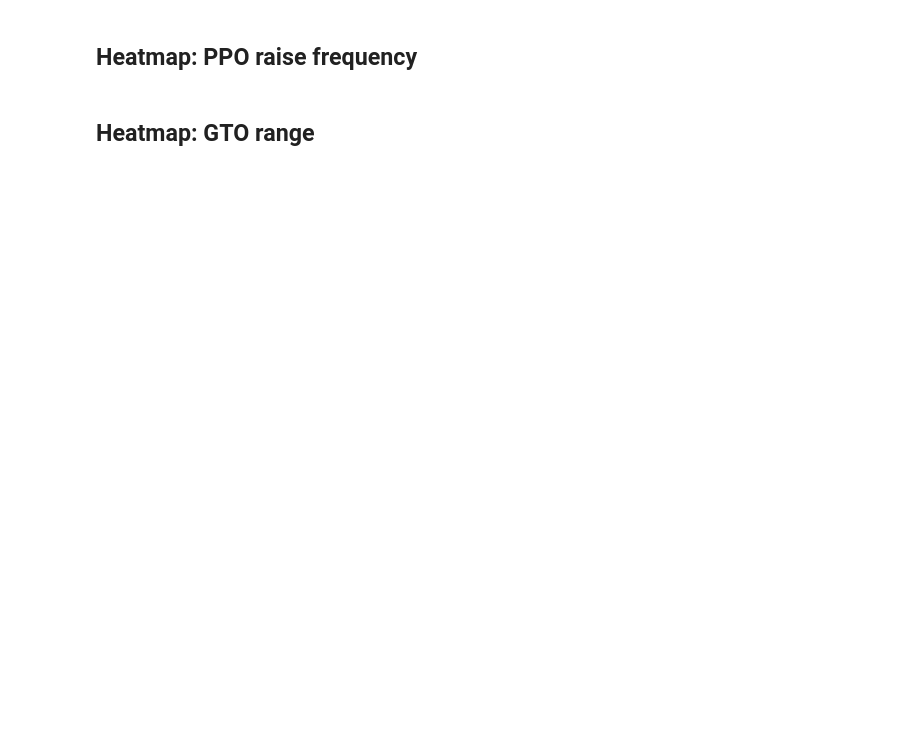
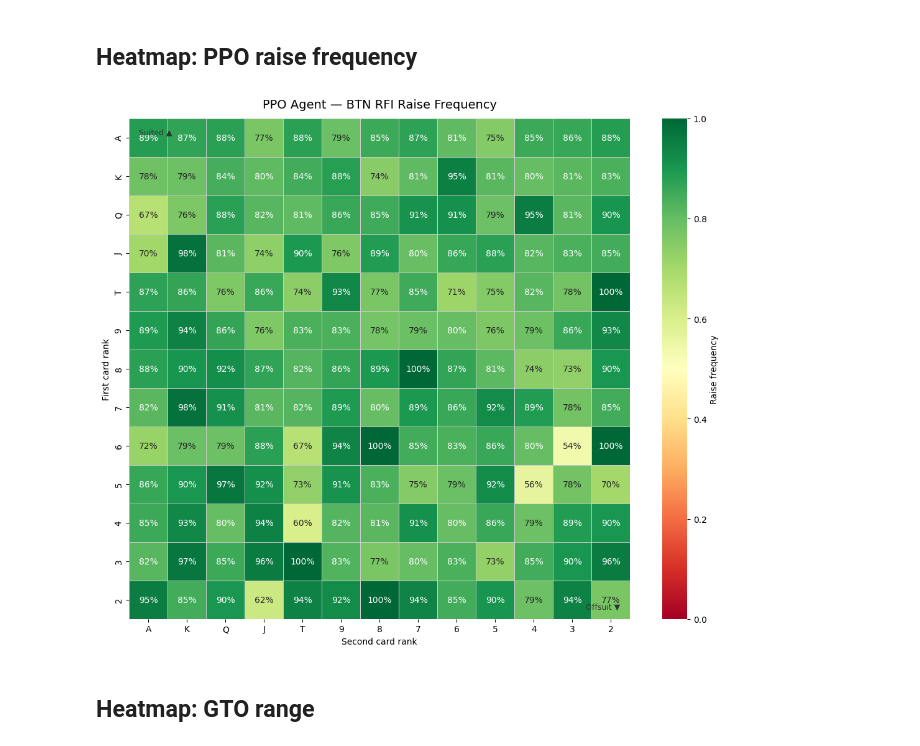
Before and after one commit to horno1337/rl-pokerlab, a Jupyter notebook: notebooks/btn_rfi_analysis.ipynb, the cells around one changed output. Cells and saved outputs as stored; diff of their text form; code cells hidden in the pictures; blank space fills up the shorter version.

Commit message:
notebook added for range analysis, the model seems to raise 85% of hands which indicates the oponents are too easy or they arent exploiting 3,4bets

```diff
--- a/notebooks/btn_rfi_analysis.ipynb
+++ b/notebooks/btn_rfi_analysis.ipynb
@@ -320,39 +335,41 @@ RANK_LABELS = list(reversed(RANK_NAMES))  # A down to 2 for display
 
 def plot_matrix(matrix, title, cmap='RdYlGn', vmin=0, vmax=1, annot=True):
     # Reorder to show A top-left (rank 12 = index 0 in display)
-    display = matrix[::-1, ::-1].T  # flip both axes for standard hand chart orientation
+    display = matrix[::-1, :]  # flip rows so A is at top
 
     fig, ax = plt.subplots(figsize=(11, 9))
     sns.heatmap(
         display,
         ax=ax,
         cmap=cmap,
         vmin=vmin,
         vmax=vmax,
         annot=annot,
         fmt='.0%' if annot else '',
         linewidths=0.5,
         linecolor='#cccccc',
         cbar_kws={'label': 'Raise frequency'},
         xticklabels=RANK_LABELS,
         yticklabels=RANK_LABELS,
         square=True,
     )
     ax.set_title(title, fontsize=14, pad=12)
     ax.set_xlabel('Second card rank')
     ax.set_ylabel('First card rank')
 
     # Label regions
     ax.text(0.02, 0.98, 'Suited ▲', transform=ax.transAxes,
             fontsize=9, va='top', color='#333333')
     ax.text(0.98, 0.02, 'Offsuit ▼', transform=ax.transAxes,
             fontsize=9, ha='right', color='#333333')
     plt.tight_layout()
     return fig
 
 fig1 = plot_matrix(PPO_MATRIX, 'PPO Agent — BTN RFI Raise Frequency')
 plt.savefig('ppo_btn_rfi.png', dpi=150, bbox_inches='tight')
 plt.show()
+# %% [output]
+[figure, added]
 # %% [markdown]
 ## Heatmap: GTO range
 # %%
```
Also changed, not shown: parts of 8 cells of this notebook, 19 other files.
